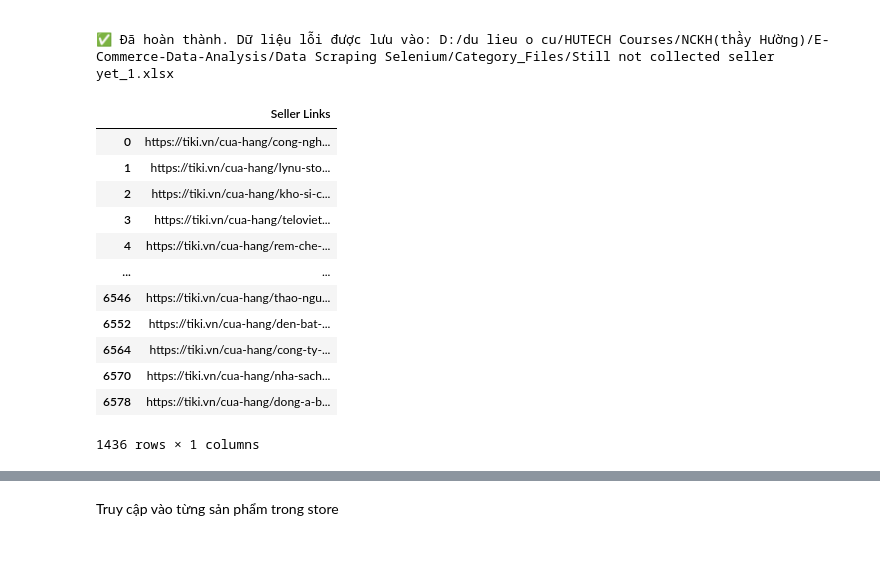
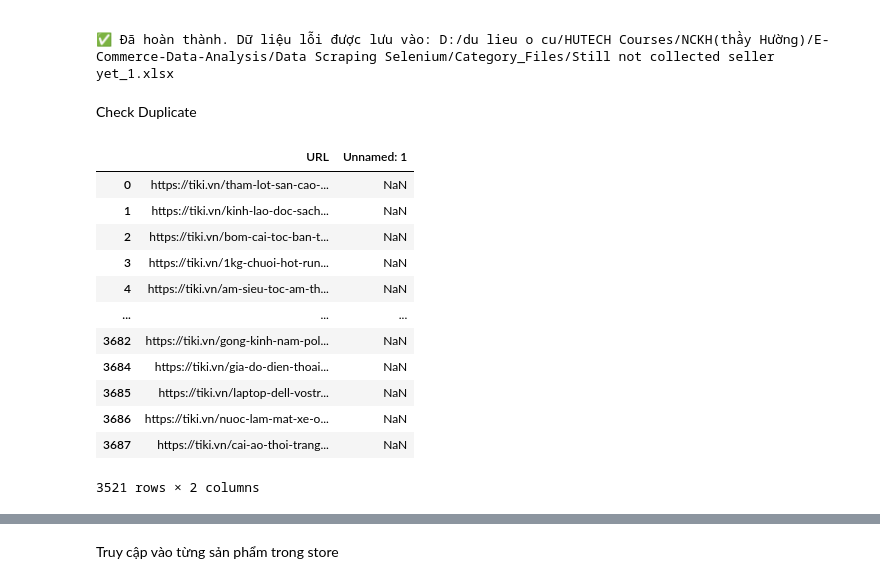
Before and after one commit to vdat-18/E-Commerce-Data-Analysis, a Jupyter notebook: Code/Data Scaping Selenium.ipynb, the cells around one changed output, grey strips where cells are left out. Cells and saved outputs as stored; diff of their text form; code cells hidden in the pictures; blank space fills up the shorter version.

Commit message:
Selenium + Beautiful Soup

```diff
--- a/Code/Data Scaping Selenium.ipynb
+++ b/Code/Data Scaping Selenium.ipynb
@@ -283,22 +285,24 @@ print(f"\n✅ Đã hoàn thành. Dữ liệu lỗi được lưu vào: {error_fi
   ✅ Seller link: https://tiki.vn/cua-hang/tp-watch-premium?source_screen=product_detail&source_engine=organic
 
 ✅ Đã hoàn thành. Dữ liệu lỗi được lưu vào: D:/du lieu o cu/HUTECH Courses/NCKH(thầy Hường)/E-Commerce-Data-Analysis/Data Scraping Selenium/Category_Files/Still not collected seller yet_1.xlsx
+# %% [markdown]
+Check Duplicate
 # %%
 import pandas as pd
-df_new = pd.read_excel(r"D:/du lieu o cu/HUTECH Courses/NCKH(thầy Hường)/E-Commerce-Data-Analysis/Data Scraping Selenium/Category_Files/store_seller_links.xlsx")
-df_new.drop_duplicates(subset ="Seller Links", keep = 'first', inplace = True)
+df_new = pd.read_excel(r"D:/du lieu o cu/HUTECH Courses/NCKH(thầy Hường)/E-Commerce-Data-Analysis/Data Scraping Selenium/Category_Files/Still not collected seller yet.xlsx")
+df_new.drop_duplicates(subset ="URL", keep = 'first', inplace = True)
 df_new
 # %% [output]
-|  | Seller Links |
-| 0 | https://tiki.vn/cua-hang/cong-ngh... |
-| 1 | https://tiki.vn/cua-hang/lynu-sto... |
-| 2 | https://tiki.vn/cua-hang/kho-si-c... |
-| 3 | https://tiki.vn/cua-hang/teloviet... |
-| 4 | https://tiki.vn/cua-hang/rem-che-... |
-| ... | ... |
-| 6546 | https://tiki.vn/cua-hang/thao-ngu... |
-| 6552 | https://tiki.vn/cua-hang/den-bat-... |
-| 6564 | https://tiki.vn/cua-hang/cong-ty-... |
-| 6570 | https://tiki.vn/cua-hang/nha-sach... |
-| 6578 | https://tiki.vn/cua-hang/dong-a-b... |
+|  | URL | Unnamed: 1 |
+| 0 | https://tiki.vn/tham-lot-san-cao-... | NaN |
+| 1 | https://tiki.vn/kinh-lao-doc-sach... | NaN |
+| 2 | https://tiki.vn/bom-cai-toc-ban-t... | NaN |
+| 3 | https://tiki.vn/1kg-chuoi-hot-run... | NaN |
+| 4 | https://tiki.vn/am-sieu-toc-am-th... | NaN |
+| ... | ... | ... |
+| 3682 | https://tiki.vn/gong-kinh-nam-pol... | NaN |
+| 3684 | https://tiki.vn/gia-do-dien-thoai... | NaN |
+| 3685 | https://tiki.vn/laptop-dell-vostr... | NaN |
+| 3686 | https://tiki.vn/nuoc-lam-mat-xe-o... | NaN |
+| 3687 | https://tiki.vn/cai-ao-thoi-trang... | NaN |
-1436 rows × 1 columns
+3521 rows × 2 columns
```
Also changed, not shown: parts of 10 cells of this notebook, 1 other file.
